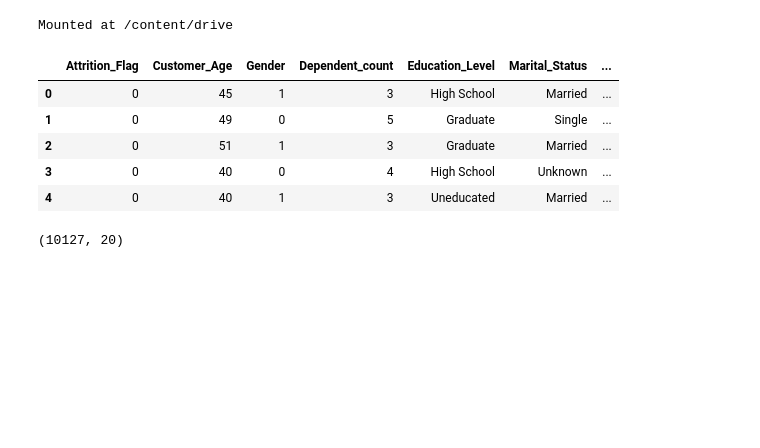
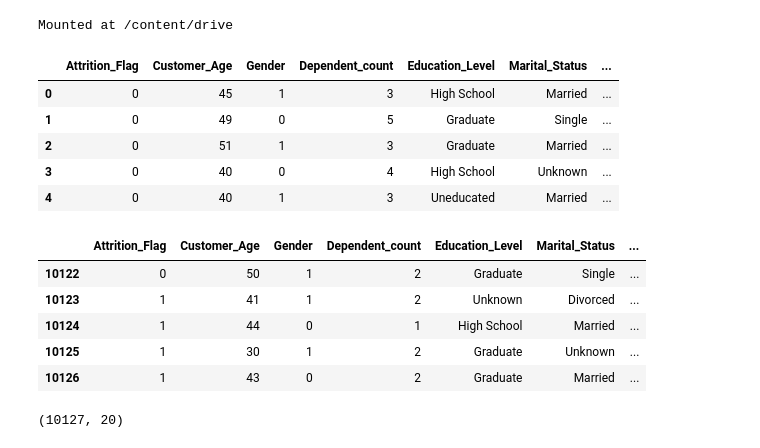
Before and after one commit to aiswarya-180/Bank-Customer-Churn-Prediction, a Jupyter notebook: MRP_HyperParameter+_Feature_Engineering_+_Feature_Selection_+_Oversampling_+_controlling_overfitting.ipynb, the cells around one changed output. Cells and saved outputs as stored; diff of their text form; code cells hidden in the pictures; blank space fills up the shorter version.

```diff
--- a/MRP_HyperParameter+_Feature_Engineering_+_Feature_Selection_+_Oversampling_+_controlling_overfitting.ipynb
+++ b/MRP_HyperParameter+_Feature_Engineering_+_Feature_Selection_+_Oversampling_+_controlling_overfitting.ipynb
@@ -56,6 +56,15 @@ df_1.head()
 | 2 | 0 | 51 | 1 | 3 | Graduate | Married | ... |
 | 3 | 0 | 40 | 0 | 4 | High School | Unknown | ... |
 | 4 | 0 | 40 | 1 | 3 | Uneducated | Married | ... |
+# %%
+df_1.tail()
+# %% [output]
+|  | Attrition_Flag | Customer_Age | Gender | Dependent_count | Education_Level | Marital_Status | ... |
+| 10122 | 0 | 50 | 1 | 2 | Graduate | Single | ... |
+| 10123 | 1 | 41 | 1 | 2 | Unknown | Divorced | ... |
+| 10124 | 1 | 44 | 0 | 1 | High School | Married | ... |
+| 10125 | 1 | 30 | 1 | 2 | Graduate | Unknown | ... |
+| 10126 | 1 | 43 | 0 | 2 | Graduate | Married | ... |
 # %%
 
 df_1.shape
```
Also changed, not shown: parts of 17 cells of this notebook.
